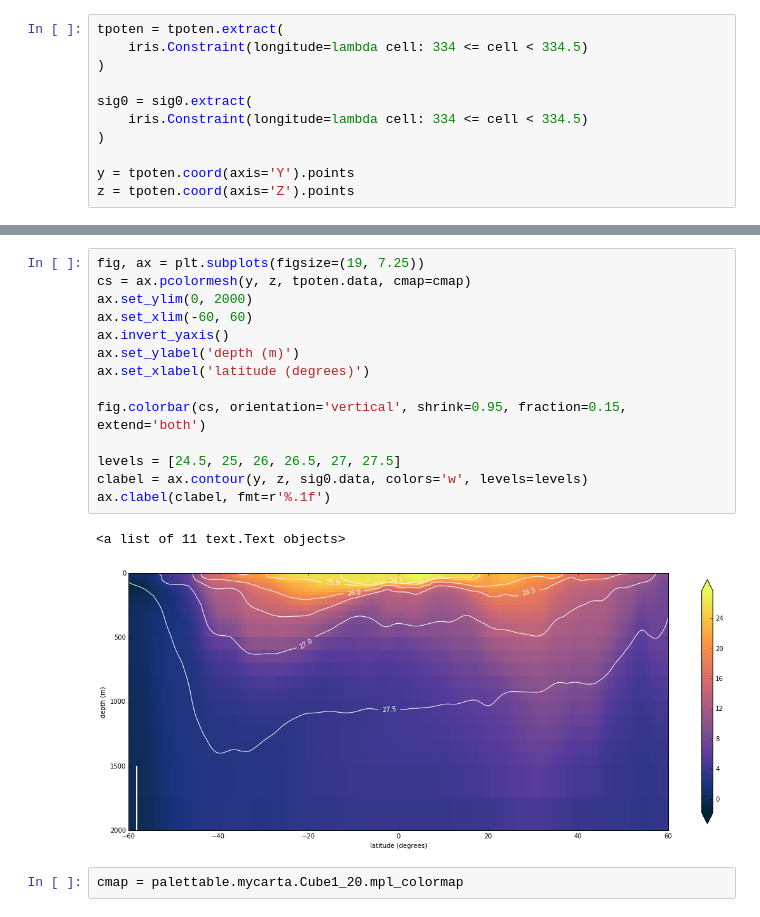
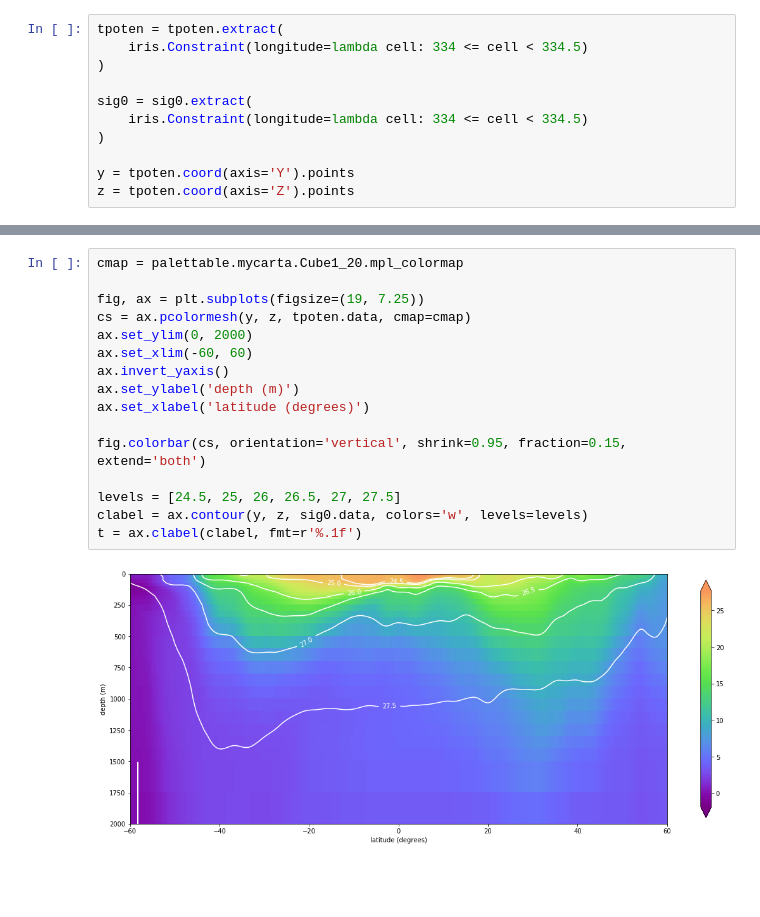
Before and after one commit to juoceano/lecture_figures, a Jupyter notebook: notebooks/WOCE-temperature.ipynb, the cells around one changed output, grey strips where cells are left out. Drawn from its saved outputs; the diff is of its cells as text; blank space fills up the shorter version.

Commit message:
WOCE temperature colormaps

```diff
--- a/notebooks/WOCE-temperature.ipynb
+++ b/notebooks/WOCE-temperature.ipynb
@@ -70,19 +86,18 @@ cmap = palettable.cmocean.sequential.Thermal_9.mpl_colormap
 # %%
+cmap = palettable.mycarta.Cube1_20.mpl_colormap
+
 fig, ax = plt.subplots(figsize=(19, 7.25))
 cs = ax.pcolormesh(y, z, tpoten.data, cmap=cmap)
 ax.set_ylim(0, 2000)
 ax.set_xlim(-60, 60)
 ax.invert_yaxis()
 ax.set_ylabel('depth (m)')
 ax.set_xlabel('latitude (degrees)')
 
 fig.colorbar(cs, orientation='vertical', shrink=0.95, fraction=0.15, extend='both')
 
 levels = [24.5, 25, 26, 26.5, 27, 27.5]
 clabel = ax.contour(y, z, sig0.data, colors='w', levels=levels)
-ax.clabel(clabel, fmt=r'%.1f')
+t = ax.clabel(clabel, fmt=r'%.1f')
 # %% [output]
-<a list of 11 text.Text objects>
-[figure, old version]
+[figure, new version]
-# %%
-cmap = palettable.mycarta.Cube1_20.mpl_colormap
```
Also changed, not shown: parts of 6 cells of this notebook.
